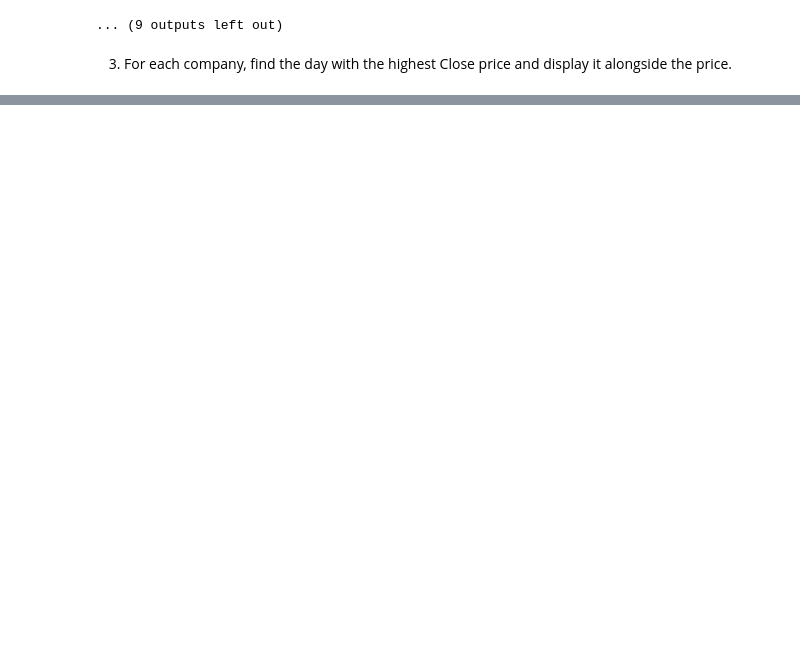
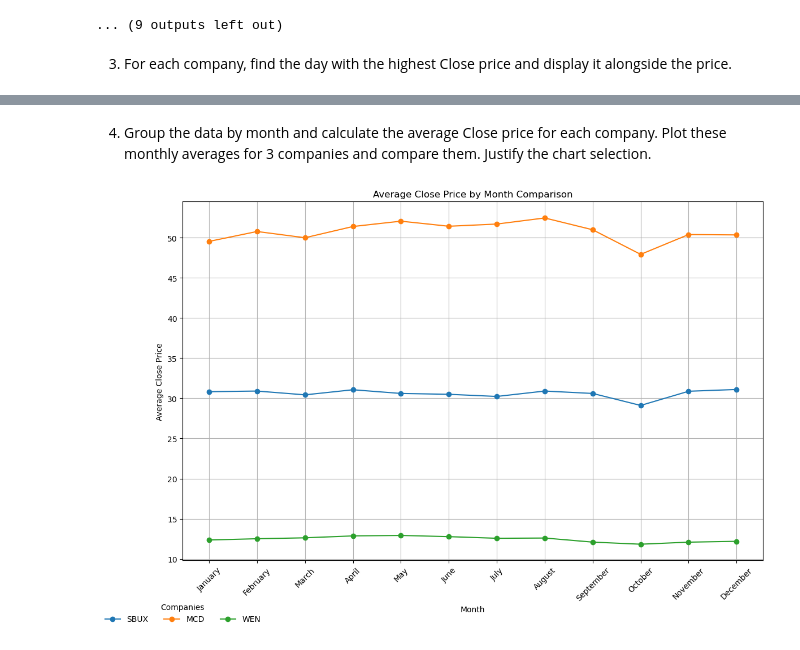
Before and after one commit to oriolventu/Final-Project, a Jupyter notebook: Final-Project.ipynb, the cells around one changed output, grey strips where cells are left out. Drawn from its saved outputs; the diff is of its cells as text; code cells hidden in the pictures; blank space fills up the shorter version.

```diff
--- a/Final-Project.ipynb
+++ b/Final-Project.ipynb
@@ -206 +206,43 @@ Highest Close price for YUM.csv: 143.19000244140625 on 2024-04-29 00:00:00
 ----------------------------------------
+# %% [markdown]
+4. Group the data by month and calculate the average Close price for each company. Plot these monthly
+averages for 3 companies and compare them. Justify the chart selection.
+# %%
+# 4
+
+# Dictionary to store monthly average Close prices for selected companies
+monthly_avg_data = {}
+
+# Iterate through all datasets in data_dict
+for file_name, data in data_dict.items():
+
+    # Extract month and calculate average Close price across all years
+    data['Month'] = data['Date'].dt.month  # Extract month as an integer
+    monthly_avg = data.groupby('Month')['Close'].mean().reset_index()
+    monthly_avg_data[file_name] = monthly_avg  # Store the data
+
+#Plot these monthly averages for 3 companies and compare them.
+three_chosen_companies= ['SBUX.csv', 'MCD.csv', 'WEN.csv']
+
+plt.figure(figsize=(12, 8))
+
+# Month labels for the x-axis
+month_labels = ['January', 'February', 'March', 'April', 'May', 'June', 'July', 'August', 'September', 'October', 'November', 'December']
+
+# Plot the monthly average Close prices for the selected companies
+for company in three_chosen_companies:
+    monthly_avg = monthly_avg_data[company]
+    label = company.replace('.csv', '')  # Remove the .csv extension for readability
+    plt.plot(monthly_avg['Month'], monthly_avg['Close'], marker='o', linestyle='-', label=label)
+
+# Chart details
+plt.title('Average Close Price by Month Comparison')
+plt.xlabel('Month')
+plt.ylabel('Average Close Price')
+plt.xticks(ticks=range(1, 13), labels=month_labels, rotation=45)  # Set the labels for the months
+plt.legend(title="Companies", loc='upper center', bbox_to_anchor=(0.0, -0.1), ncol=3, frameon=False)
+plt.grid()
+plt.tight_layout()
+plt.show()
+# %% [output]
+[figure, added]
```
Also changed, not shown: parts of 11 cells of this notebook.
